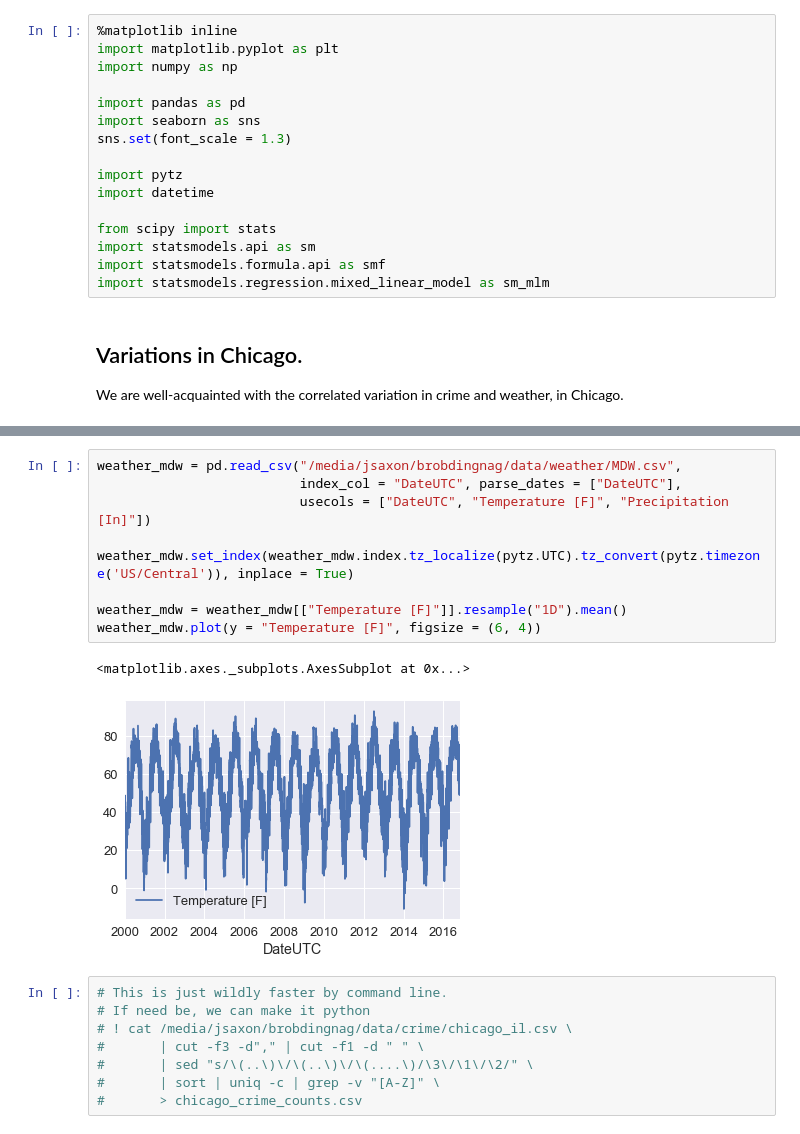
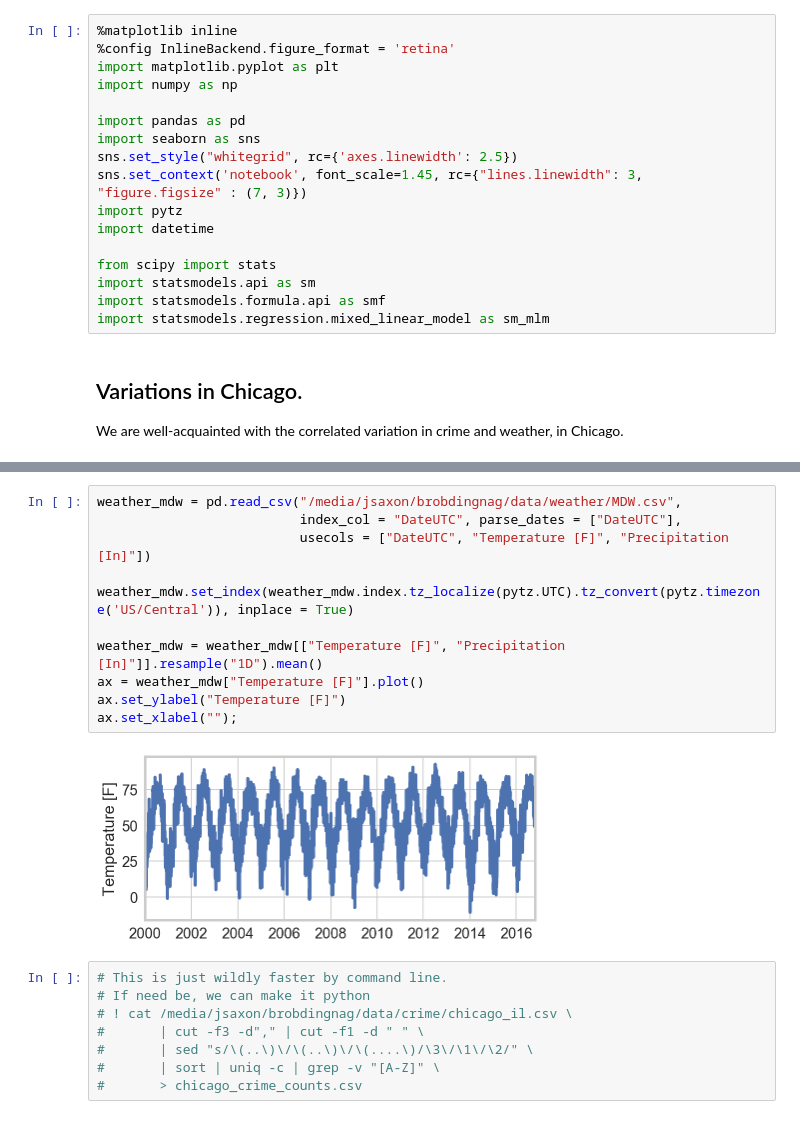
Before and after one commit to harris-ippp/lectures, a Jupyter notebook: 09-weather/weather_crime.ipynb, the cells around one changed output, grey strips where cells are left out. Saved outputs shown, nothing was run; the diff lists cells and outputs as text.

```diff
--- a/09-weather/weather_crime.ipynb
+++ b/09-weather/weather_crime.ipynb
@@ -4,13 +2,14 @@
 # Crime and Weather
 # %%
 %matplotlib inline
+%config InlineBackend.figure_format = 'retina'
 import matplotlib.pyplot as plt
 import numpy as np
 
 import pandas as pd
 import seaborn as sns
-sns.set(font_scale = 1.3)
-
+sns.set_style("whitegrid", rc={'axes.linewidth': 2.5})
+sns.set_context('notebook', font_scale=1.45, rc={"lines.linewidth": 3, "figure.figsize" : (7, 3)})
 import pytz
 import datetime
 
@@ -24,15 +40,16 @@ We are well-acquainted with the correlated variation in crime and weather, in Ch
 # %%
 weather_mdw = pd.read_csv("/media/jsaxon/brobdingnag/data/weather/MDW.csv",
                           index_col = "DateUTC", parse_dates = ["DateUTC"],
                           usecols = ["DateUTC", "Temperature [F]", "Precipitation [In]"])
 
 weather_mdw.set_index(weather_mdw.index.tz_localize(pytz.UTC).tz_convert(pytz.timezone('US/Central')), inplace = True)
 
-weather_mdw = weather_mdw[["Temperature [F]"]].resample("1D").mean()
-weather_mdw.plot(y = "Temperature [F]", figsize = (6, 4))
+weather_mdw = weather_mdw[["Temperature [F]", "Precipitation [In]"]].resample("1D").mean()
+ax = weather_mdw["Temperature [F]"].plot()
+ax.set_ylabel("Temperature [F]")
+ax.set_xlabel("");
 # %% [output]
-<matplotlib.axes._subplots.AxesSubplot at 0x...>
-[figure, old version]
+[figure, new version]
 # %%
 # This is just wildly faster by command line.
 # If need be, we can make it python
```
Also changed, not shown: parts of 65 cells of this notebook.
